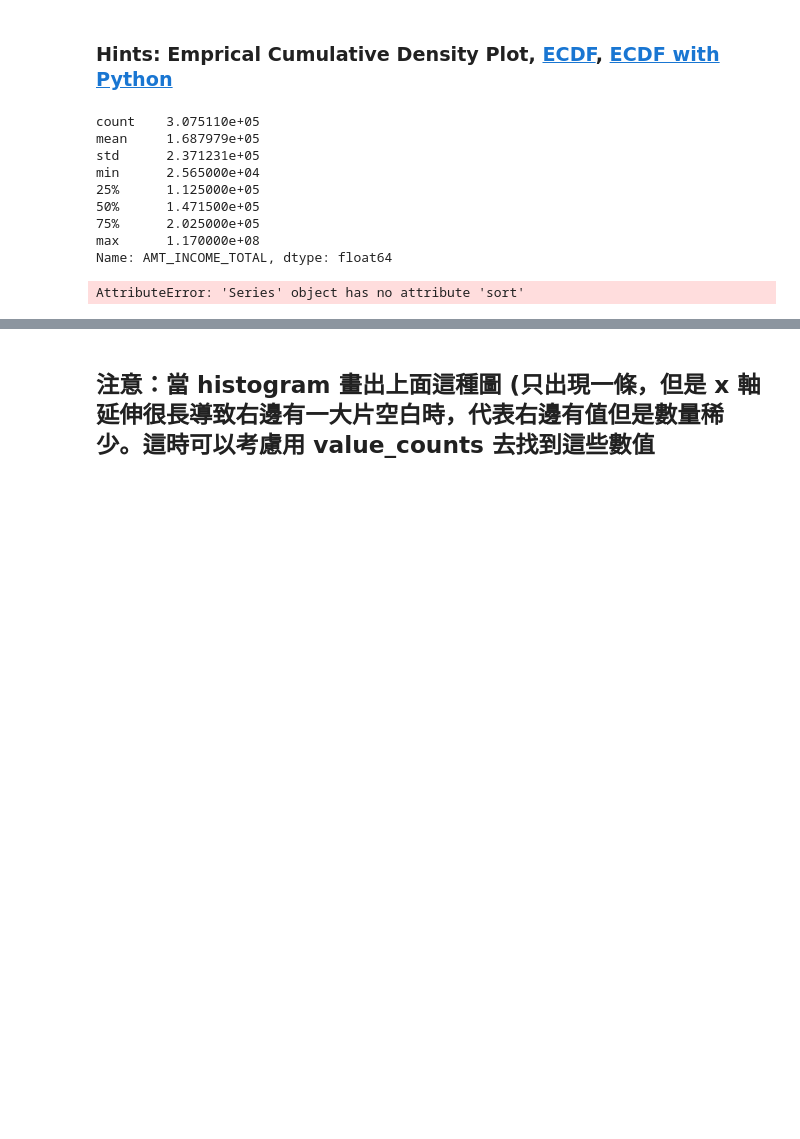
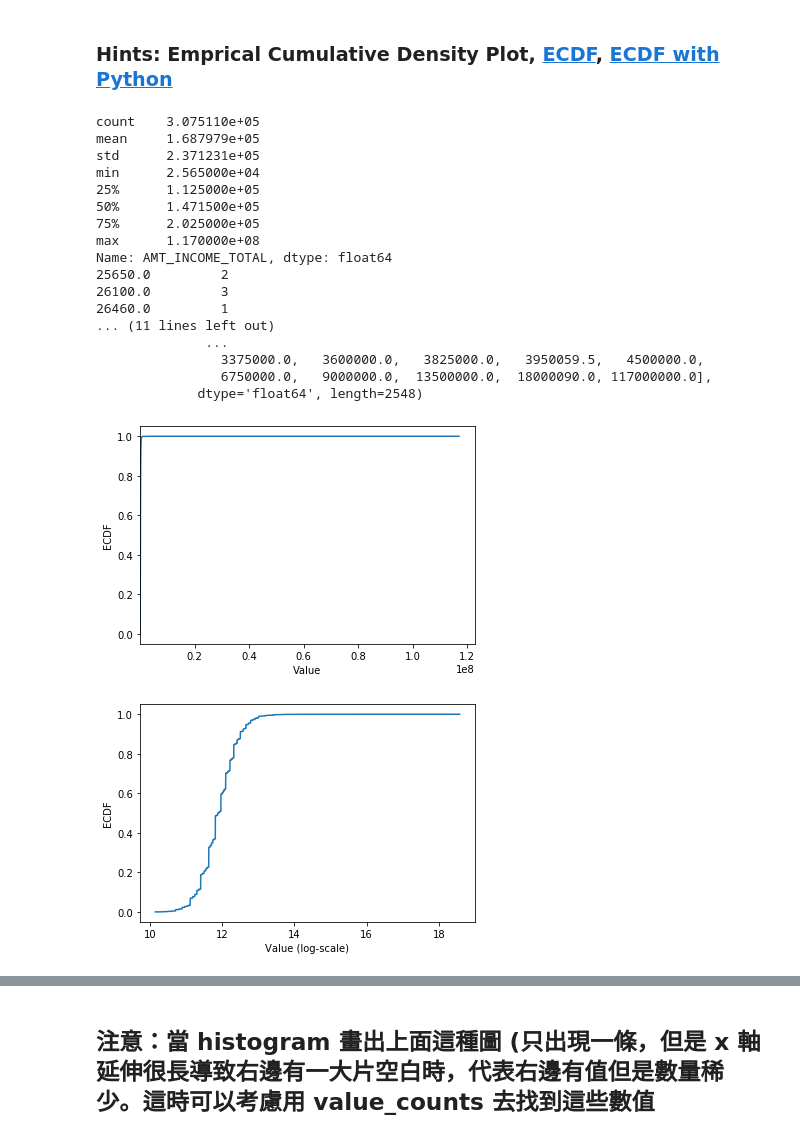
Before and after one commit to r08222011/ML100Days, a Jupyter notebook: homework/Day_009_HW.ipynb, the cells around one changed output, grey strips where cells are left out. Cells and saved outputs as stored; diff of their text form; code cells hidden in the pictures; blank space fills up the shorter version.

```diff
--- a/homework/Day_009_HW.ipynb
+++ b/homework/Day_009_HW.ipynb
@@ -102,36 +102,48 @@ print(app_train['AMT_INCOME_TOTAL'].describe())
 """
 YOUR CODE HERE
 """
-cdf = app_train['AMT_INCOME_TOTAL'].sort()
+print(app_train['AMT_INCOME_TOTAL'].value_counts().sort_index())
+cdf = app_train['AMT_INCOME_TOTAL'].value_counts().sort_index().cumsum()
+
+print(cdf.index)
 
 
 plt.plot(list(cdf.index), cdf/cdf.max())
 plt.xlabel('Value')
 plt.ylabel('ECDF')
 plt.xlim([cdf.index.min(), cdf.index.max() * 1.05]) # 限制顯示圖片的範圍
 plt.ylim([-0.05,1.05]) # 限制顯示圖片的範圍
 
 plt.show()
 
 # 改變 y 軸的 Scale, 讓我們可以正常檢視 ECDF
 plt.plot(np.log(list(cdf.index)), cdf/cdf.max())
 plt.xlabel('Value (log-scale)')
 plt.ylabel('ECDF')
 
 plt.ylim([-0.05,1.05]) # 限制顯示圖片的範圍
 
 plt.show()
 # %% [output]
 count    3.075110e+05
 mean     1.687979e+05
 std      2.371231e+05
 min      2.565000e+04
 25%      1.125000e+05
 50%      1.471500e+05
 75%      2.025000e+05
 max      1.170000e+08
 Name: AMT_INCOME_TOTAL, dtype: float64
+25650.0         2
+26100.0         3
+26460.0         1
+... (11 lines left out)
+              ...
+                3375000.0,   3600000.0,   3825000.0,   3950059.5,   4500000.0,
+                6750000.0,   9000000.0,  13500000.0,  18000090.0, 117000000.0],
+             dtype='float64', length=2548)
-AttributeError: 'Series' object has no attribute 'sort'
+[figure, added]
+[figure, added]
 # %% [markdown]
 ## 補充：Normal dist 的 ECDF
 ![ecdf_normal](https://au.mathworks.com/help/examples/stats/win64/PlotEmpiricalCdfAndCompareWithSamplingDistributionExample_01.png)
```
Also changed, not shown: parts of 3 cells of this notebook.
